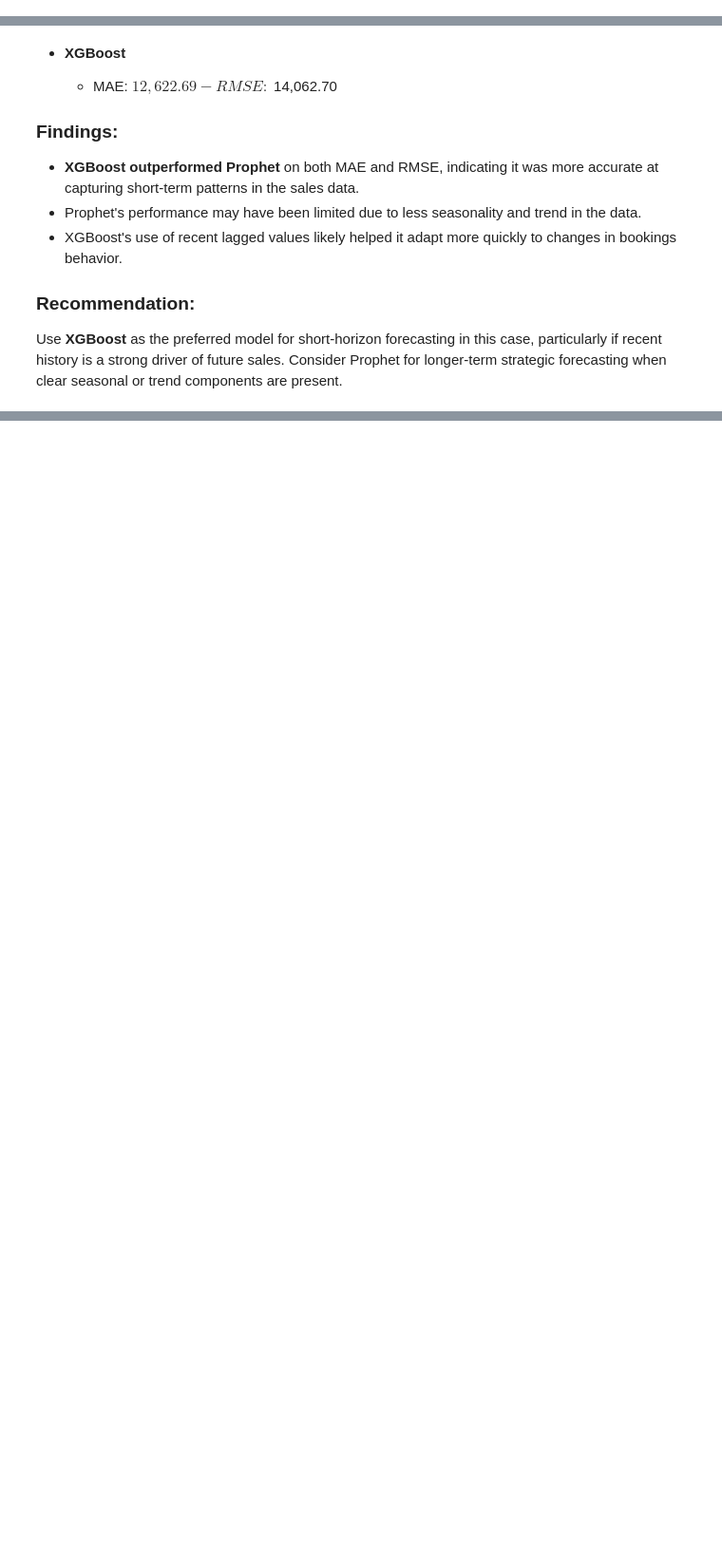
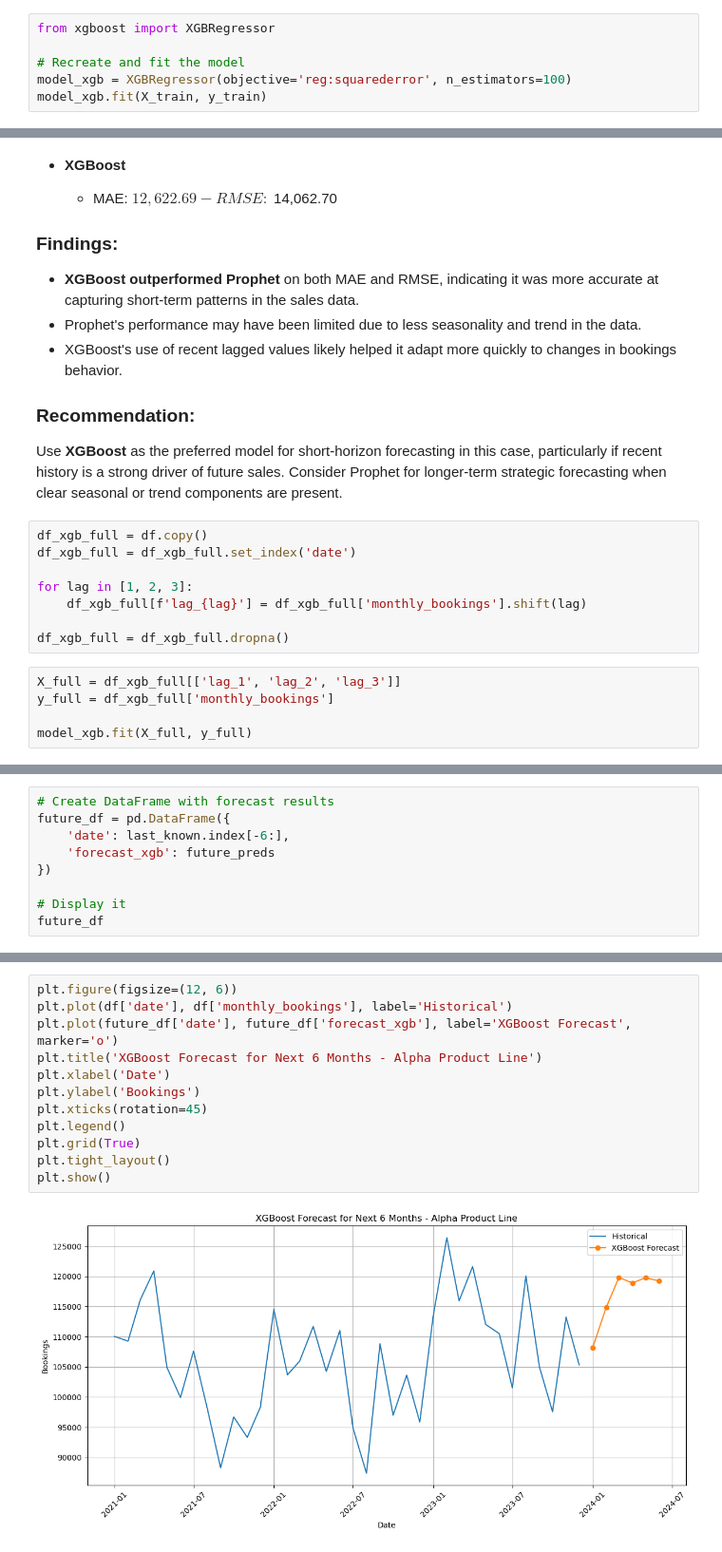
Before and after one commit to JamesvBell/data-science, a Jupyter notebook: sales-forecasting-by-product/notebooks/sales_forecast_model.ipynb, the cells around one changed output, grey strips where cells are left out. Shown at 95% size. Saved outputs shown, nothing was run; the diff lists cells and outputs as text; blank space fills up the shorter version.

Commit message:
Added 6 month forecast, plots, output, and summary

```diff
--- a/sales-forecasting-by-product/notebooks/sales_forecast_model.ipynb
+++ b/sales-forecasting-by-product/notebooks/sales_forecast_model.ipynb
@@ -139,3 +139,9 @@ df_xgb_test = df_xgb_test.dropna()
 
 X_test = df_xgb_test[['lag_1', 'lag_2', 'lag_3']]
 y_test = df_xgb_test['monthly_bookings']
+# %%
+from xgboost import XGBRegressor
+
+# Recreate and fit the model
+model_xgb = XGBRegressor(objective='reg:squarederror', n_estimators=100)
+model_xgb.fit(X_train, y_train)
@@ -205,3 +223,16 @@ We compared two forecasting models using a holdout test set from the Alpha produ
 
 ### Recommendation:
 Use **XGBoost** as the preferred model for short-horizon forecasting in this case, particularly if recent history is a strong driver of future sales. Consider Prophet for longer-term strategic forecasting when clear seasonal or trend components are present.
+# %%
+df_xgb_full = df.copy()
+df_xgb_full = df_xgb_full.set_index('date')
+
+for lag in [1, 2, 3]:
+    df_xgb_full[f'lag_{lag}'] = df_xgb_full['monthly_bookings'].shift(lag)
+
+df_xgb_full = df_xgb_full.dropna()
+# %%
+X_full = df_xgb_full[['lag_1', 'lag_2', 'lag_3']]
+y_full = df_xgb_full['monthly_bookings']
+
+model_xgb.fit(X_full, y_full)
@@ -207,0 +278,9 @@ Use **XGBoost** as the preferred model for short-horizon forecasting in this cas
+# %%
+# Create DataFrame with forecast results
+future_df = pd.DataFrame({
+    'date': last_known.index[-6:],
+    'forecast_xgb': future_preds
+})
+
+# Display it
+future_df
@@ -207,0 +295,14 @@ Use **XGBoost** as the preferred model for short-horizon forecasting in this cas
+# %%
+plt.figure(figsize=(12, 6))
+plt.plot(df['date'], df['monthly_bookings'], label='Historical')
+plt.plot(future_df['date'], future_df['forecast_xgb'], label='XGBoost Forecast', marker='o')
+plt.title('XGBoost Forecast for Next 6 Months - Alpha Product Line')
+plt.xlabel('Date')
+plt.ylabel('Bookings')
+plt.xticks(rotation=45)
+plt.legend()
+plt.grid(True)
+plt.tight_layout()
+plt.show()
+# %% [output]
+[figure, added]
```
Also changed, not shown: parts of 8 cells of this notebook.
